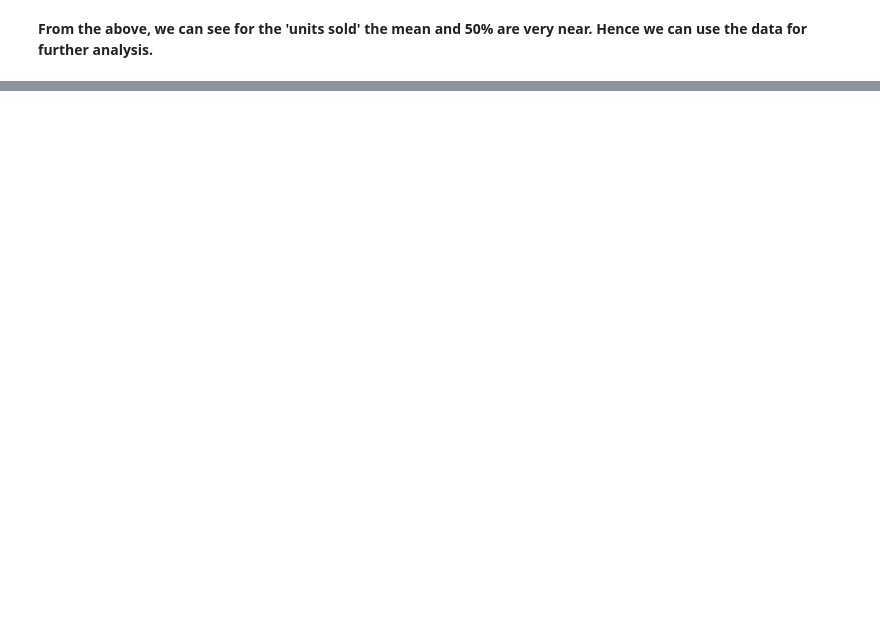
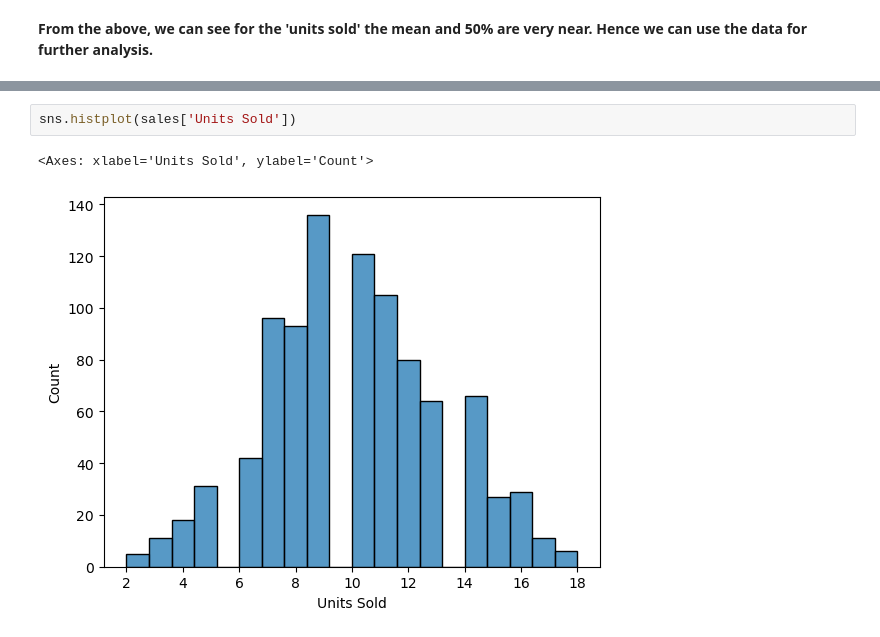
Before and after one commit to sriku2412/schulich_data_science, a Jupyter notebook: Assignment_1__6110_sreekanth_220088993_20230520.ipynb, the cells around one changed output, grey strips where cells are left out. Saved outputs shown, nothing was run; the diff lists cells and outputs as text; blank space fills up the shorter version.

```diff
--- a/Assignment_1__6110_sreekanth_220088993_20230520.ipynb
+++ b/Assignment_1__6110_sreekanth_220088993_20230520.ipynb
@@ -29,0 +49,5 @@ sales.describe(include='all')
+# %%
+sns.histplot(sales['Units Sold'])
+# %% [output]
+<Axes: xlabel='Units Sold', ylabel='Count'>
+[figure, added]
```
Also changed, not shown: parts of 23 cells of this notebook.
